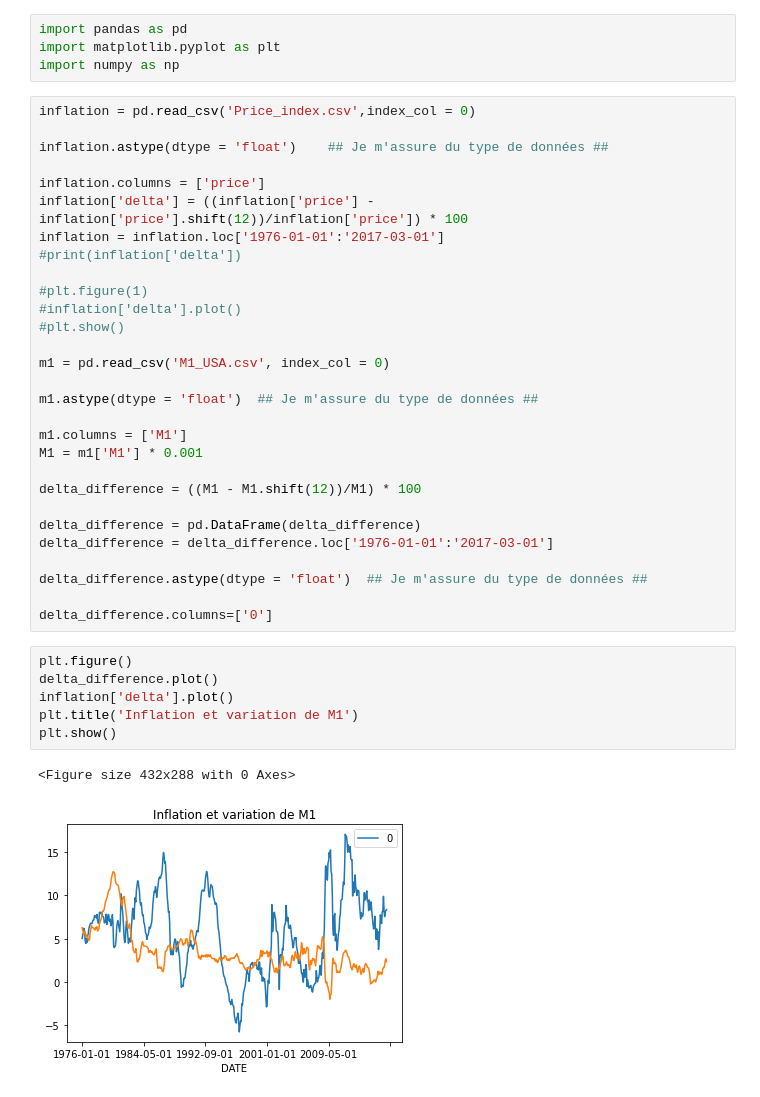
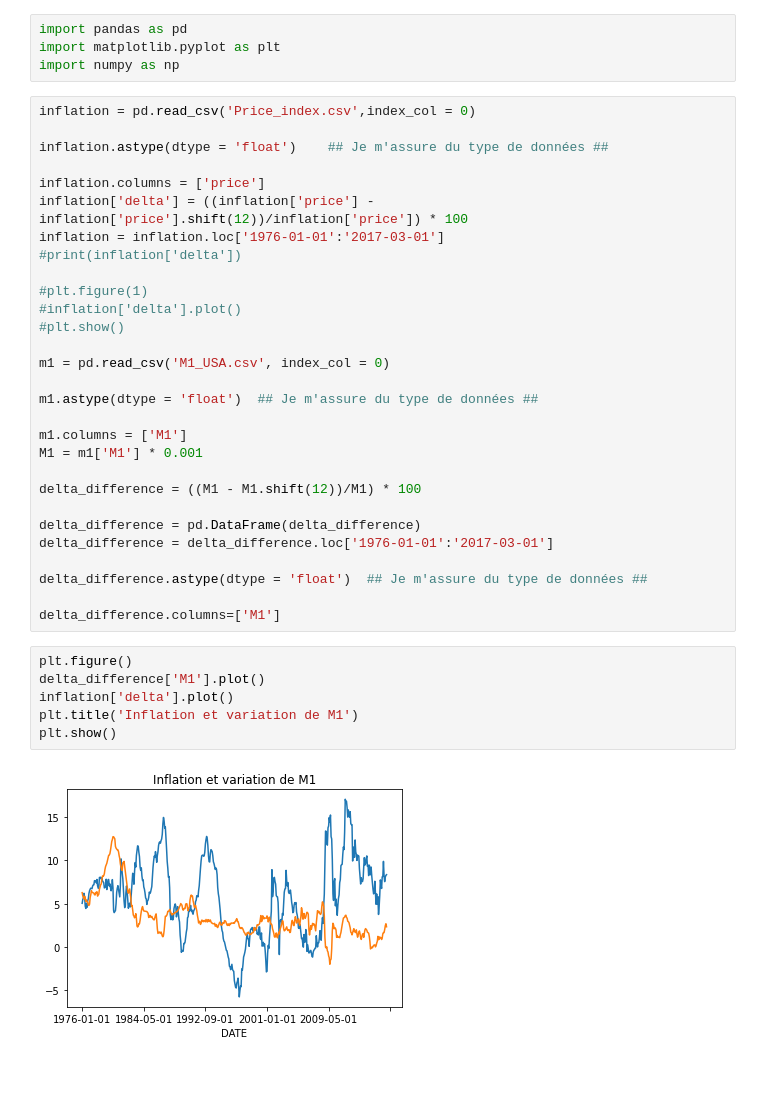
Before and after one commit to felipe-fp/corcovado, a Jupyter notebook: M1_analysis.ipynb, the cells around one changed output. Drawn from its saved outputs; the diff is of its cells as text.

```diff
--- a/M1_analysis.ipynb
+++ b/M1_analysis.ipynb
@@ -30,16 +30,15 @@ delta_difference = delta_difference.loc['1976-01-01':'2017-03-01']
 
 delta_difference.astype(dtype = 'float')  ## Je m'assure du type de données ##
 
-delta_difference.columns=['0']
+delta_difference.columns=['M1']
 # %%
 plt.figure()
-delta_difference.plot()
+delta_difference['M1'].plot()
 inflation['delta'].plot()
 plt.title('Inflation et variation de M1')
 plt.show()
 # %% [output]
-<Figure size 432x288 with 0 Axes>
-[figure, old version]
+[figure, new version]
 # %%
 ############# Analyse statistique de base #############
 
```
Also changed, not shown: parts of 3 cells of this notebook, 6 other files.
